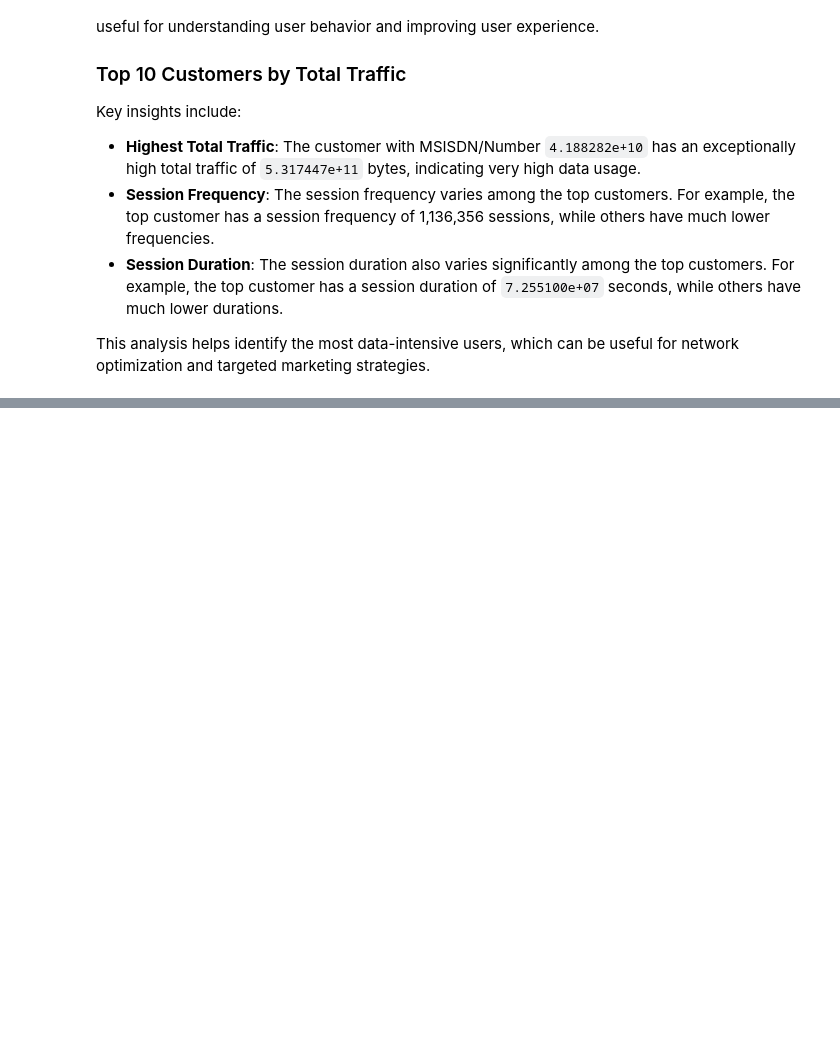
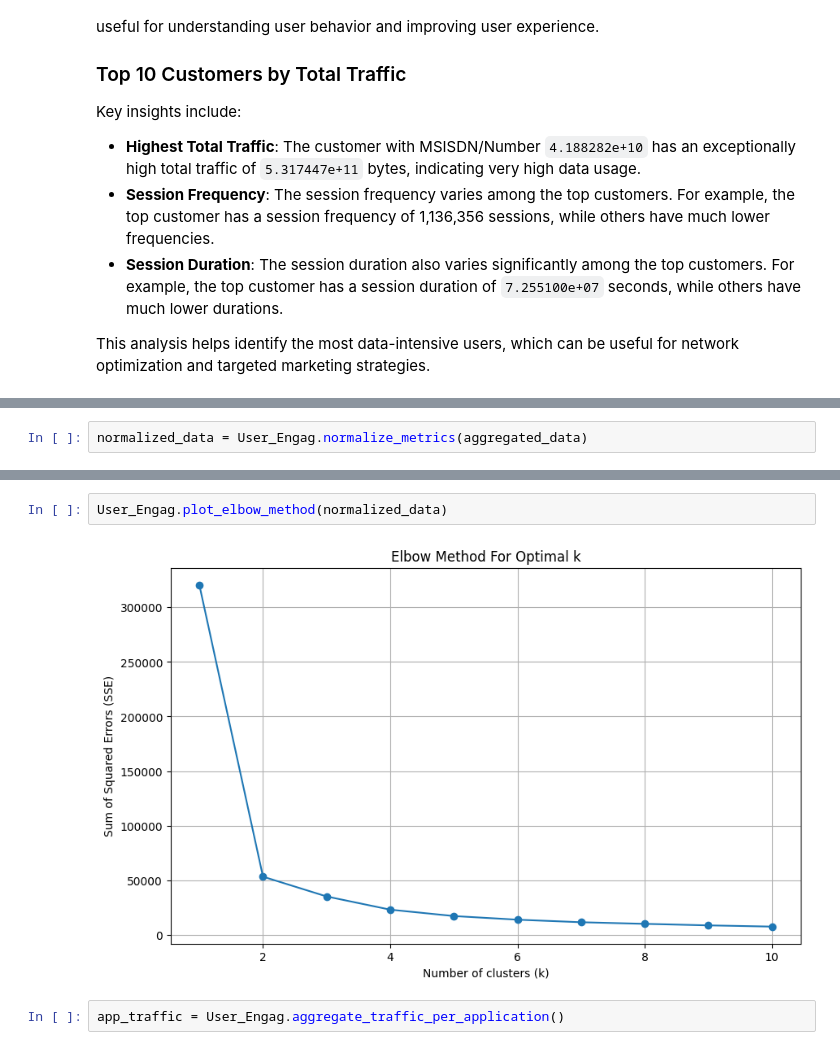
Before and after one commit to shewanek/KAIM_W2_TellCo_Growth_Analysis, a Jupyter notebook: notebooks/user_engag_eda.ipynb, the cells around one changed output, grey strips where cells are left out. Cells and saved outputs as stored; diff of their text form; blank space fills up the shorter version.

```diff
--- a/notebooks/user_engag_eda.ipynb
+++ b/notebooks/user_engag_eda.ipynb
@@ -129,0 +133,2 @@ This analysis helps identify the most data-intensive users, which can be useful
+# %%
+normalized_data = User_Engag.normalize_metrics(aggregated_data)
@@ -129,0 +170,6 @@ This analysis helps identify the most data-intensive users, which can be useful
+# %%
+User_Engag.plot_elbow_method(normalized_data)
+# %% [output]
+[figure, added]
+# %%
+app_traffic = User_Engag.aggregate_traffic_per_application()
```
Also changed, not shown: parts of 13 cells of this notebook, 1 other file.
